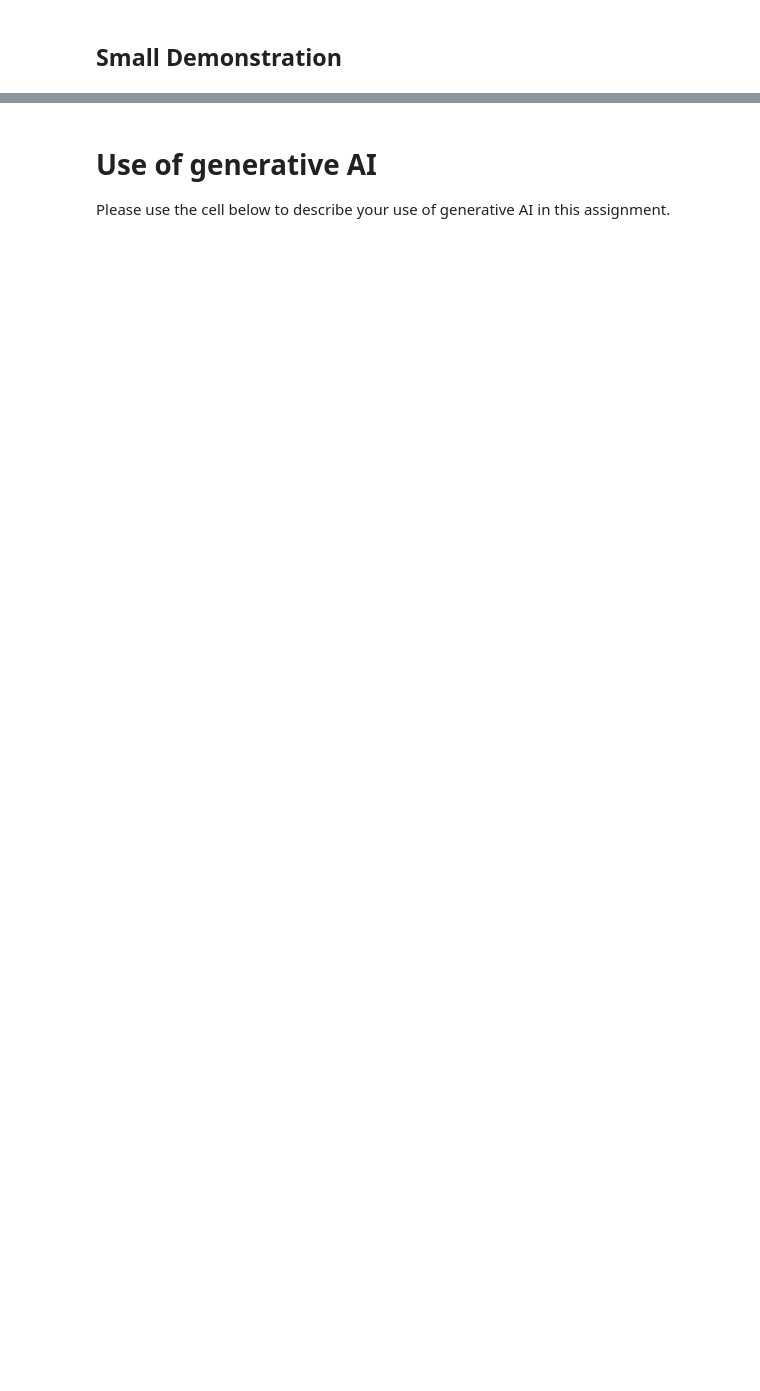
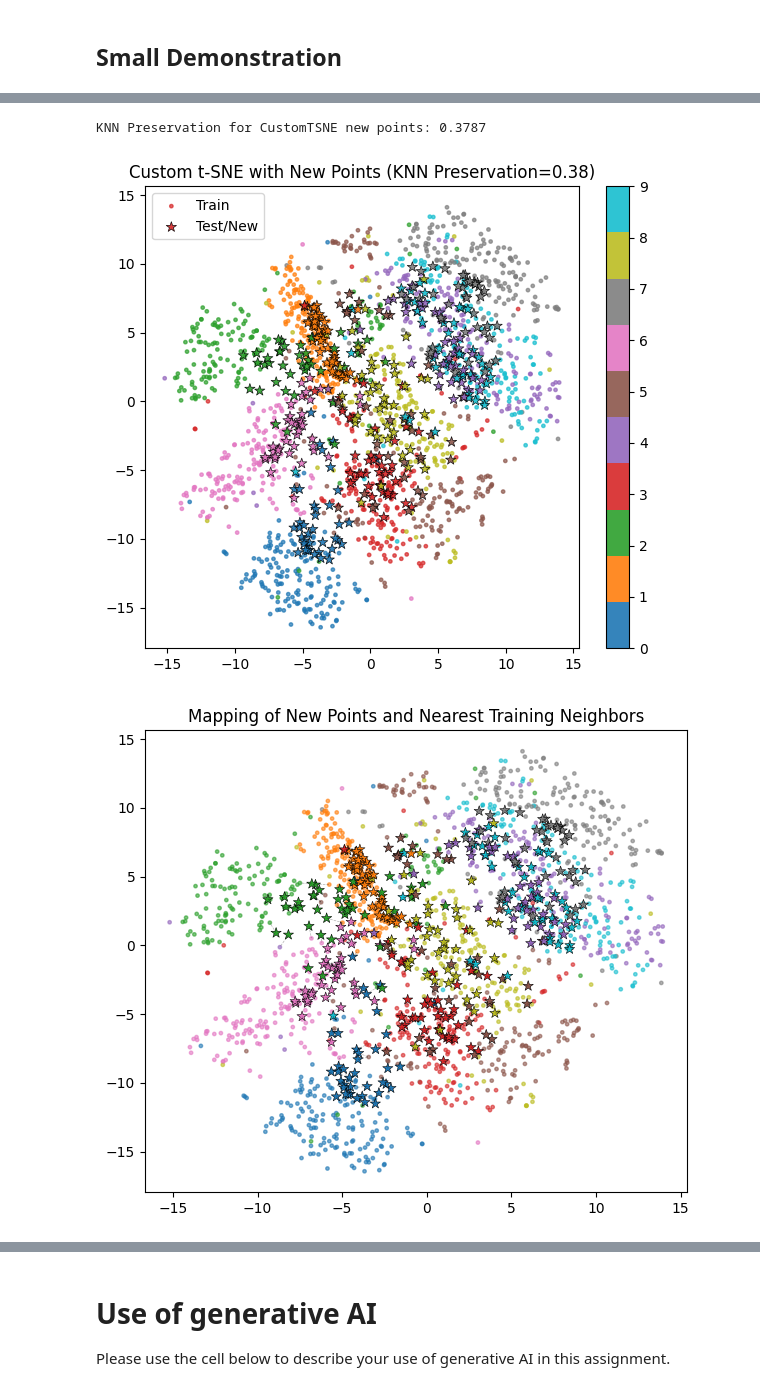
Before and after one commit to saraspagno/t-SNE, a Jupyter notebook: solution.ipynb, the cells around one changed output, grey strips where cells are left out. Cells and saved outputs as stored; diff of their text form; code cells hidden in the pictures; blank space fills up the shorter version.

Commit message:
done part 5 new mapping

```diff
--- a/solution.ipynb
+++ b/solution.ipynb
@@ -866,10 +1099,57 @@ Describe and discuss your results.
 # %%
-# Transform new data
-custom_Y_new = custom_tsne.transform(X_train,custom_Y,X_test)
+# Transform new test points using custom transform
+custom_Y_new = custom_tsne.transform(X_train, custom_Y, X_test)
 
-# Visualization of the result
-plt.figure()
-plt.scatter(custom_Y[:, 0], custom_Y[:, 1], s=5, c=label_train.astype(int), cmap='tab10')
-plt.scatter(custom_Y_new[:, 0], custom_Y_new[:, 1], marker = '*', s=50, linewidths=0.5, edgecolors='k', c=label_test.astype(int), cmap='tab10')
+# Run sklearn t-SNE (for baseline comparison)
+sk_tsne = TSNE(n_components=2, init='random', perplexity=N/10, random_state=42)
+sk_Y = sk_tsne.fit_transform(X_train)
+
+# Define KNN preservation metric
+def knn_preservation(X_high, Y_low, k=10):
+    D_high = pairwise_distances(X_high)
+    D_low = pairwise_distances(Y_low)
+    nh = np.argsort(D_high, axis=1)[:, 1:k+1]
+    nl = np.argsort(D_low, axis=1)[:, 1:k+1]
+    return np.mean([len(set(nh[i]).intersection(nl[i])) / k for i in range(X_high.shape[0])])
+
+# Evaluate new data embedding quality
+score_custom = knn_preservation(X_test, custom_Y_new, k=10)
+print(f"KNN Preservation for CustomTSNE new points: {score_custom:.4f}")
+
+# Visualize train + test embeddings
+plt.figure(figsize=(7,6))
+plt.scatter(custom_Y[:, 0], custom_Y[:, 1], s=6, c=label_train.astype(int), cmap='tab10', alpha=0.7, label='Train')
+plt.scatter(custom_Y_new[:, 0], custom_Y_new[:, 1],
+            marker='*', s=60, edgecolors='k', linewidths=0.5,
+            c=label_test.astype(int), cmap='tab10', alpha=0.9, label='Test/New')
 plt.colorbar()
-plt.title('MNIST Data Embedded into 2D with Custom t-SNE')
+plt.legend()
+plt.title(f'Custom t-SNE with New Points (KNN Preservation={score_custom:.2f})')
+plt.show()
+
+# Find nearest neighbor in 2D for each new sample
+distances_2d = pairwise_distances(custom_Y_new, custom_Y)
+nearest_idx = np.argmin(distances_2d, axis=1)
+
+plt.figure(figsize=(7,6))
+plt.scatter(custom_Y[:,0], custom_Y[:,1], s=6, c=label_train.astype(int), cmap='tab10', alpha=0.6)
+plt.scatter(custom_Y_new[:,0], custom_Y_new[:,1], marker='*', s=60, c=label_test.astype(int), cmap='tab10', edgecolors='k', linewidths=0.4)
+for i in range(len(custom_Y_new)):
+    plt.plot([custom_Y_new[i,0], custom_Y[nearest_idx[i],0]],
+             [custom_Y_new[i,1], custom_Y[nearest_idx[i],1]], 'k--', linewidth=0.5, alpha=0.3)
+plt.title("Mapping of New Points and Nearest Training Neighbors")
+plt.show()
+
+plt.figure(figsize=(7,6))
+xy = np.vstack([custom_Y[:,0], custom_Y[:,1]])
+z = gaussian_kde(xy)(xy)
+plt.scatter(custom_Y[:,0], custom_Y[:,1], c=z, s=5, cmap='viridis', alpha=0.6, label='Density')
+plt.scatter(custom_Y_new[:,0], custom_Y_new[:,1], marker='*', s=60, edgecolors='k', linewidths=0.5,
+            c=label_test.astype(int), cmap='tab10', label='New/Test')
+plt.title("Density Map with New Data Points Overlay")
+plt.legend()
+plt.show()
+# %% [output]
+KNN Preservation for CustomTSNE new points: 0.3787
+[figure, added]
+[figure, added]
```
Also changed, not shown: parts of 10 cells of this notebook.
